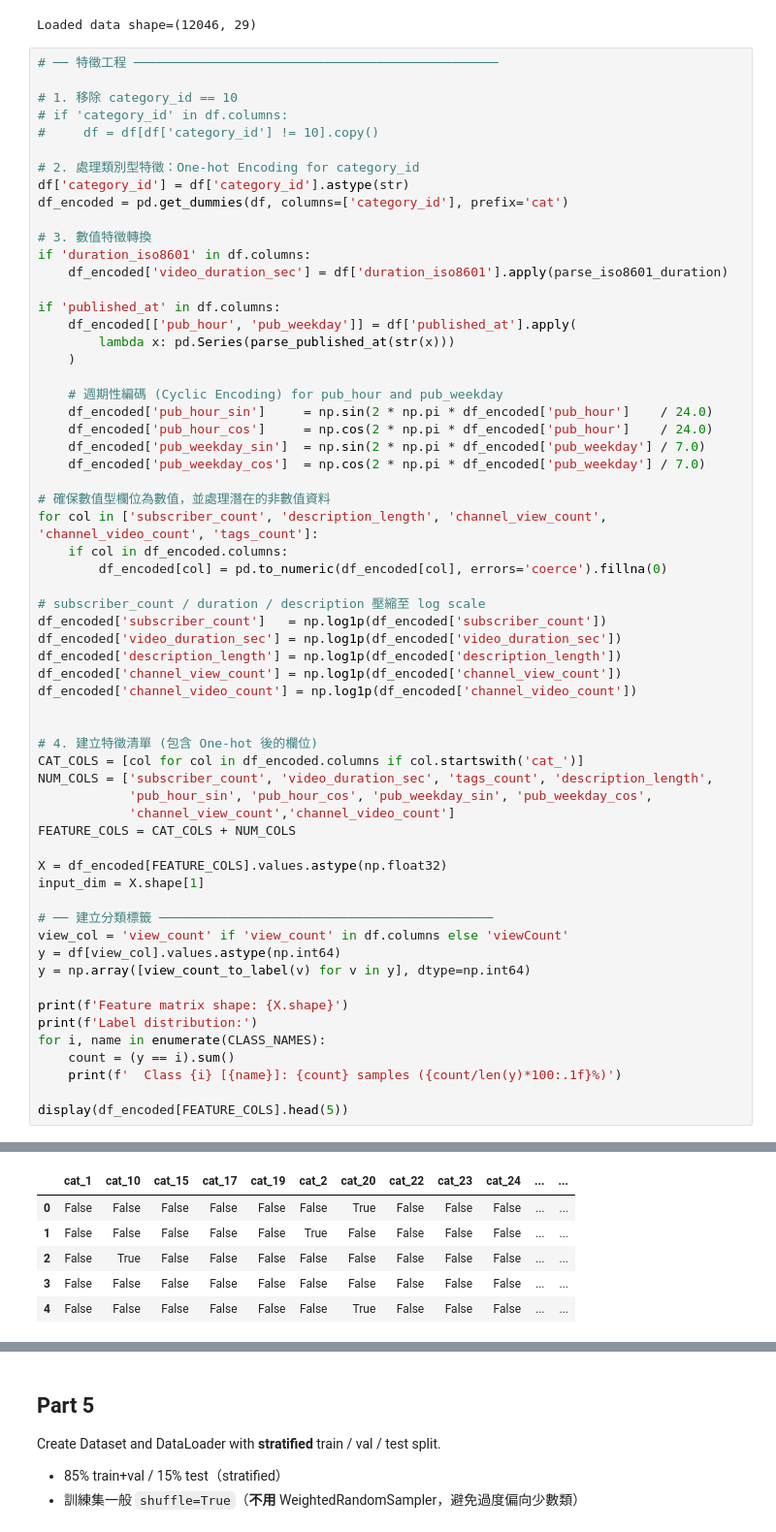
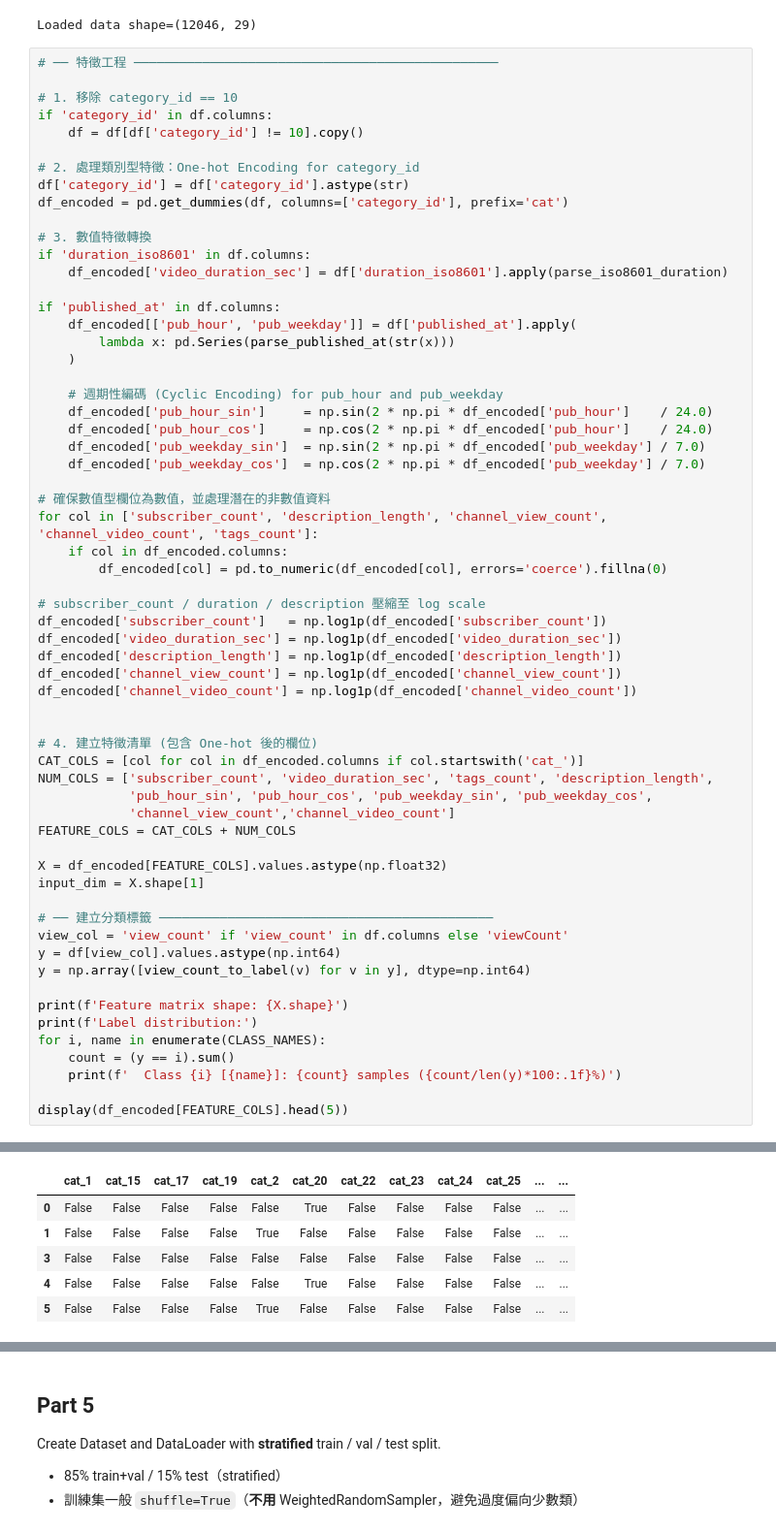
Before and after one commit to yitingCurry/DL_Final_Project, a Jupyter notebook: DL_FINAL_MLP_Classification.ipynb, the cells around one changed output, grey strips where cells are left out. Shown at 97% size. Drawn from its saved outputs; the diff is of its cells as text.

```diff
--- a/DL_FINAL_MLP_Classification.ipynb
+++ b/DL_FINAL_MLP_Classification.ipynb
@@ -171,8 +171,8 @@ Loaded data shape=(12046, 29)
 # ── 特徵工程 ────────────────────────────────────────────────
 
 # 1. 移除 category_id == 10
-# if 'category_id' in df.columns:
-#     df = df[df['category_id'] != 10].copy()
+if 'category_id' in df.columns:
+    df = df[df['category_id'] != 10].copy()
 
 # 2. 處理類別型特徵：One-hot Encoding for category_id
 df['category_id'] = df['category_id'].astype(str)
@@ -238,6 +238,6 @@ Label distribution:
-|  | cat_1 | cat_10 | cat_15 | cat_17 | cat_19 | cat_2 | cat_20 | cat_22 | cat_23 | cat_24 | ... | ... |
-| 0 | False | False | False | False | False | False | True | False | False | False | ... | ... |
-| 1 | False | False | False | False | False | True | False | False | False | False | ... | ... |
-| 2 | False | True | False | False | False | False | False | False | False | False | ... | ... |
+|  | cat_1 | cat_15 | cat_17 | cat_19 | cat_2 | cat_20 | cat_22 | cat_23 | cat_24 | cat_25 | ... | ... |
+| 0 | False | False | False | False | False | True | False | False | False | False | ... | ... |
+| 1 | False | False | False | False | True | False | False | False | False | False | ... | ... |
 | 3 | False | False | False | False | False | False | False | False | False | False | ... | ... |
-| 4 | False | False | False | False | False | False | True | False | False | False | ... | ... |
+| 4 | False | False | False | False | False | True | False | False | False | False | ... | ... |
+| 5 | False | False | False | False | True | False | False | False | False | False | ... | ... |
```
Also changed, not shown: parts of 10 cells of this notebook.
